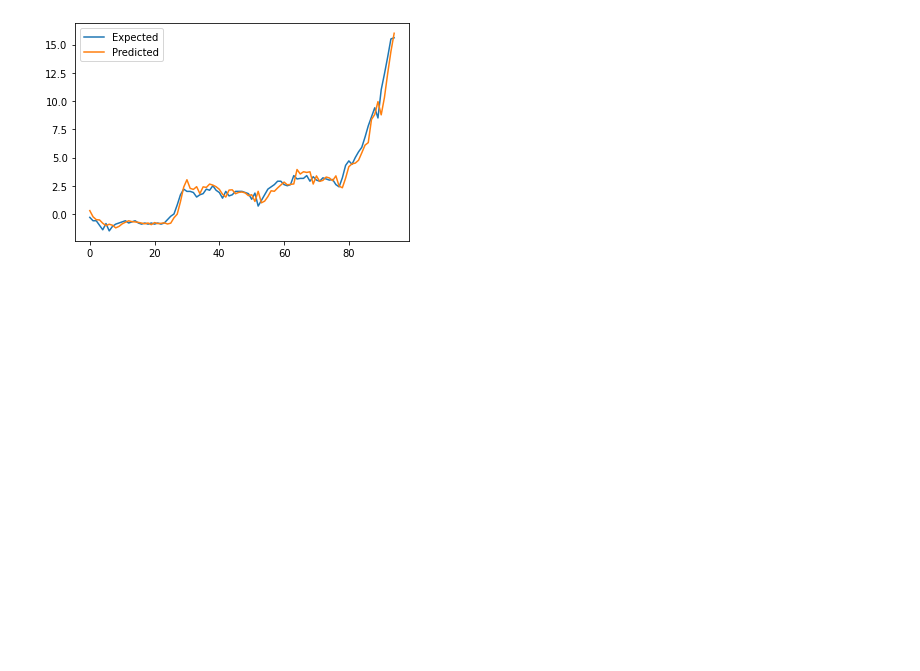
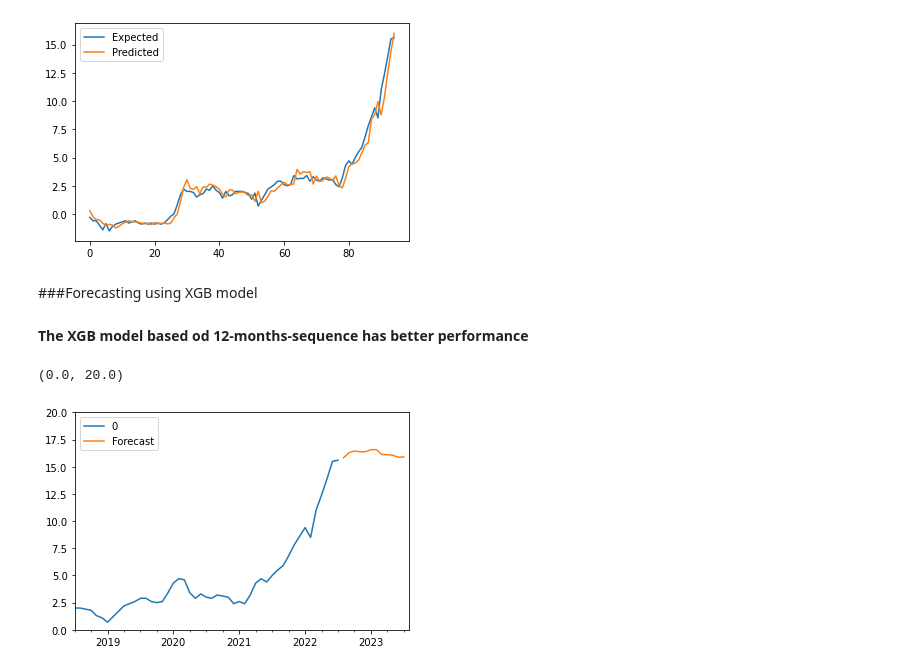
Before and after one commit to monikachudyba/ArtificialNeuralNetworkProjects, a Jupyter notebook: RNN-EconomicIndicators.ipynb, the cells around one changed output. Cells and saved outputs as stored; diff of their text form; code cells hidden in the pictures; blank space fills up the shorter version.

Commit message:
XGB forecast

```diff
--- a/RNN-EconomicIndicators.ipynb
+++ b/RNN-EconomicIndicators.ipynb
@@ -1088,3 +1106,16 @@ plt.show()
 # %% [output]
 R^2: 0.968
 [figure]
+# %% [markdown]
+###Forecasting using XGB model
+# %% [markdown]
+**The XGB model based od 12-months-sequence has better performance**
+# %%
+values = data.values
+# transform the time series data into supervised learning
+train = time_sequence(values, n_in=12)
+# split into input and output columns
+trainX, trainy = train[:, :-1], train[:, -1]
+# fit model
+model = XGBRegressor(objective='reg:squarederror', n_estimators=1000)
+model.fit(trainX, trainy)
@@ -1090,0 +1127,24 @@ R^2: 0.968
+# %%
+forecast = []
+
+periods = 12
+
+values = data.values
+
+for i in range(periods):
+  eval_batch = values[-12:].flatten()
+  current_pred = model.predict(np.asarray([eval_batch]))[0]
+  forecast.append(current_pred)
+  values = np.append(values, current_pred)
+  #print('Predicted %d: %.3f' % (8+i, current_pred+1))
+# %%
+forecast_index = pd.date_range(start='2022-08', periods=periods, freq='MS')
+forecast_df = pd.DataFrame(data=forecast, index=forecast_index, columns=['Forecast'])
+# %%
+ax = df.plot()
+forecast_df.plot(ax=ax)
+plt.xlim('2018-07-01', '2023-08-01')
+plt.ylim(0, 20)
+# %% [output]
+(0.0, 20.0)
+[figure, added]
```
Also changed, not shown: parts of 7 cells of this notebook.
